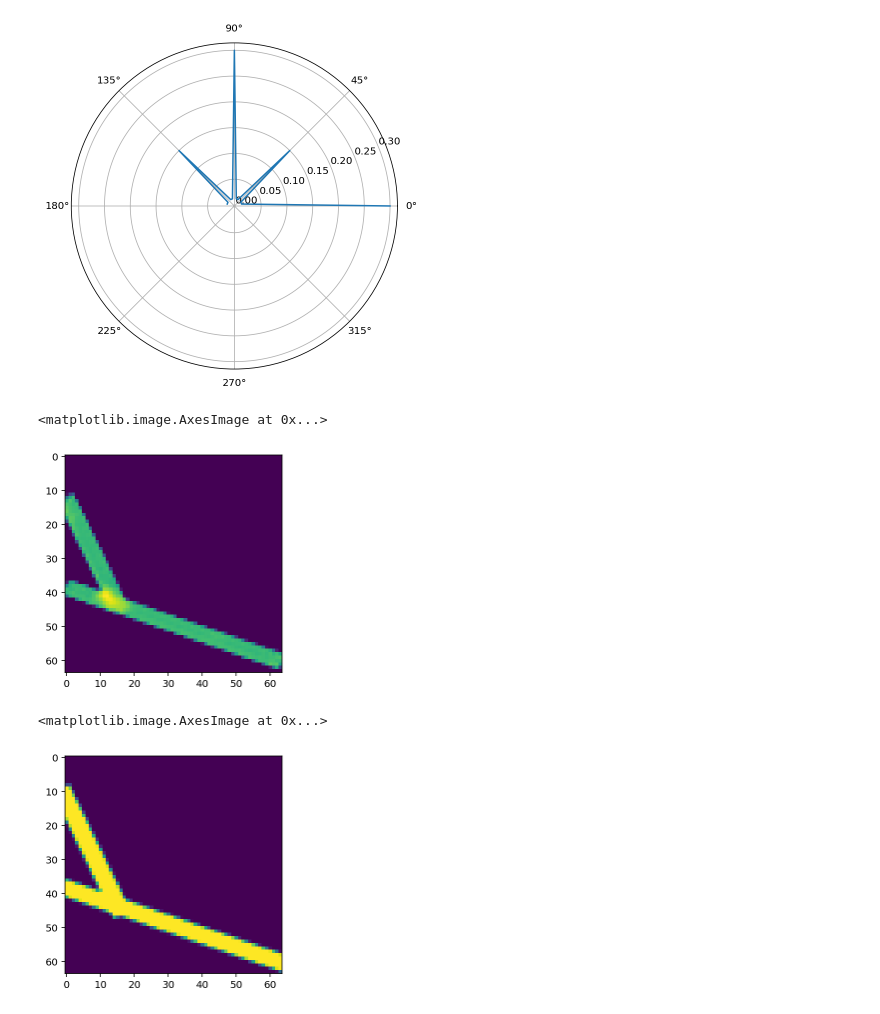
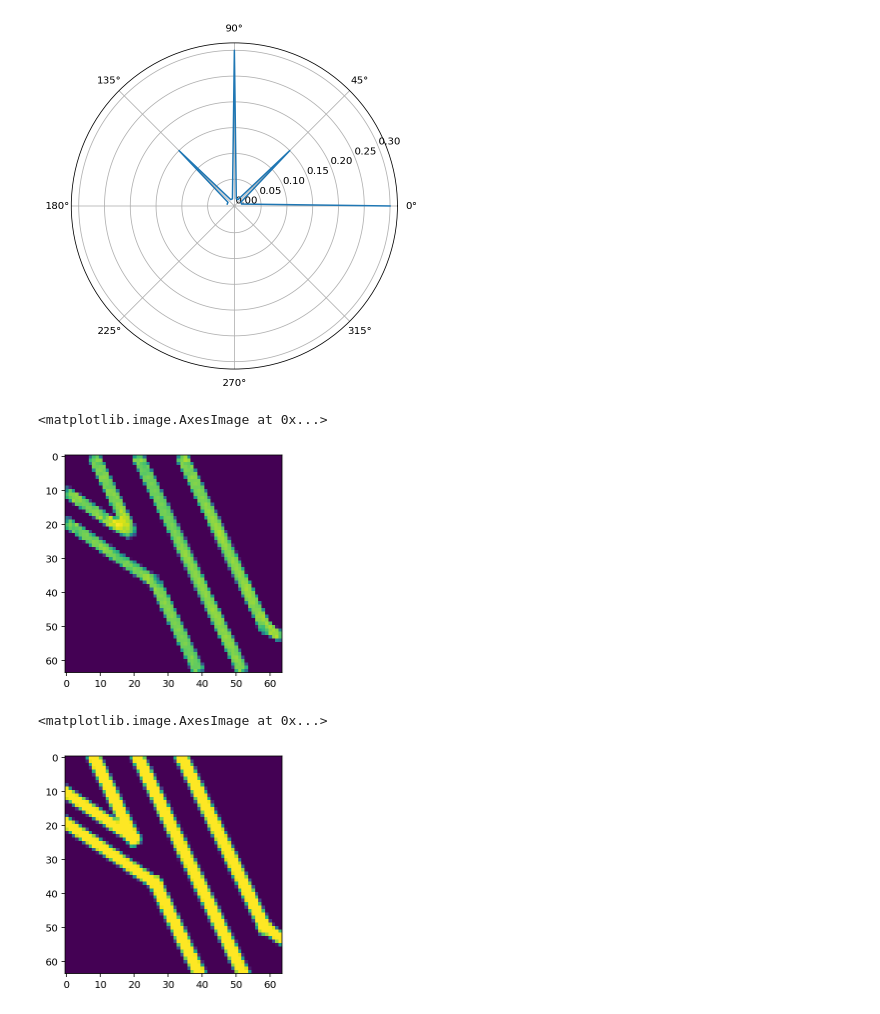
Before and after one commit to apnkv/optimization_vectorization, a Jupyter notebook: handcrafted.ipynb, the cells around one changed output. Saved outputs shown, nothing was run; the diff lists cells and outputs as text; code cells hidden in the pictures.

```diff
--- a/handcrafted.ipynb
+++ b/handcrafted.ipynb
@@ -128,7 +128,7 @@ from torch import nn, optim
 # %%
 import warnings
 warnings.filterwarnings("ignore")
-data = [syn_dataset[i] for i in range(15000)]
+data = [syn_dataset[i] for i in range(10000)]
 # %%
 for i, sample in enumerate(data):
     data[i]['raster'] = 1 - sample['raster']
@@ -162,17 +162,17 @@ for epoch in range(50):
         optimizer.step()
 # %%
 model.train(False)
-raster = torch.from_numpy(data[500]['raster']).unsqueeze(dim=0).unsqueeze(dim=1).to(DEVICE)
+raster = torch.from_numpy(data[501]['raster']).unsqueeze(dim=0).unsqueeze(dim=1).to(DEVICE)
 pic = model.forward(raster).detach().cpu().numpy()
 plt.imshow(pic[0][0])
 # %% [output]
 <matplotlib.image.AxesImage at 0x...>
-[figure, old version]
+[figure, new version]
 # %%
-plt.imshow(data[500]['raster'])
+plt.imshow(data[501]['raster'])
 # %% [output]
 <matplotlib.image.AxesImage at 0x...>
-[figure, old version]
+[figure, new version]
 # %%
 perturber = LinePerturbationPipe(
     LineRandomShift((-6, 6), (0, 1), 4),
```
Also changed, not shown: parts of 2 cells of this notebook.
